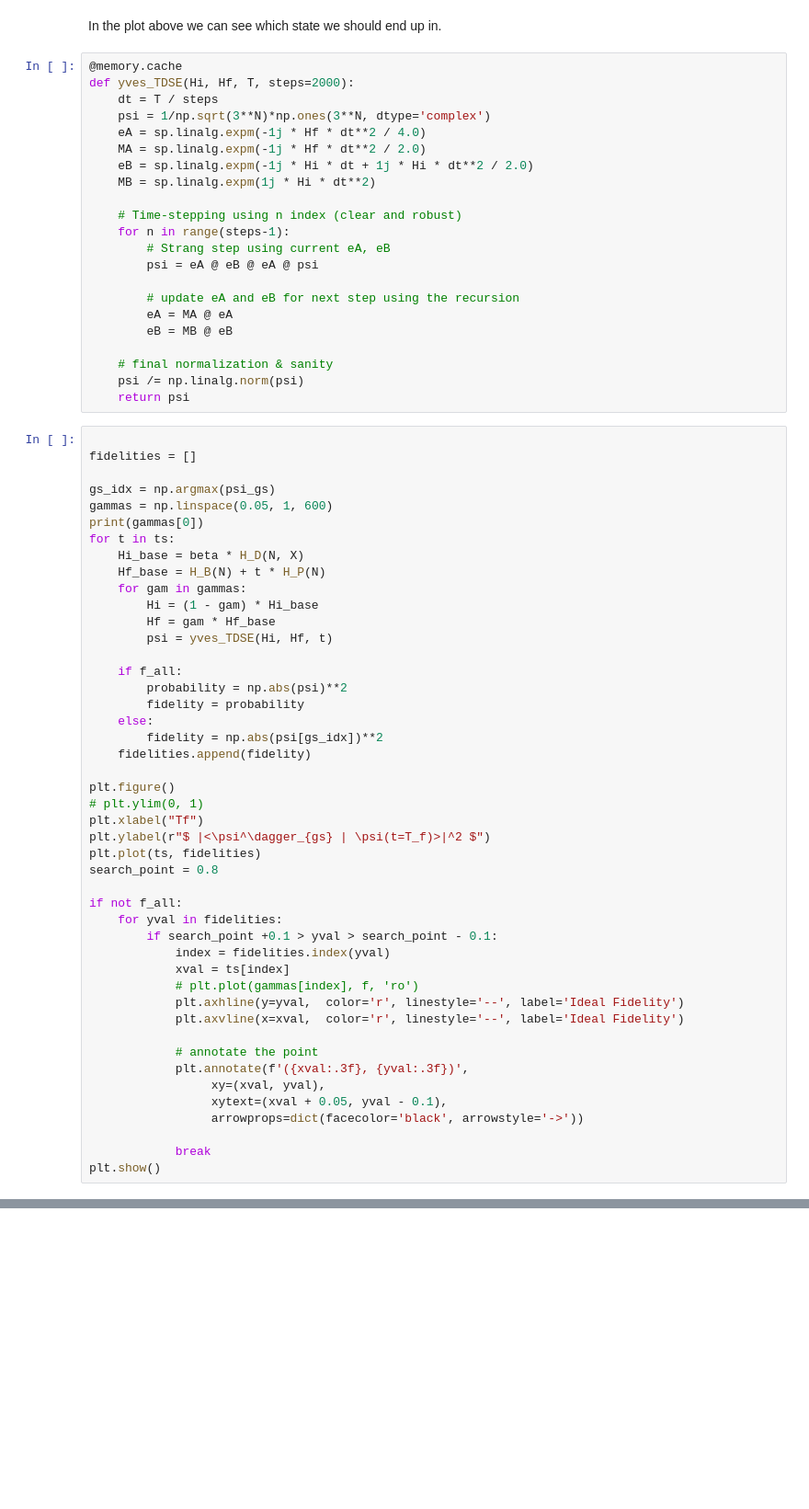
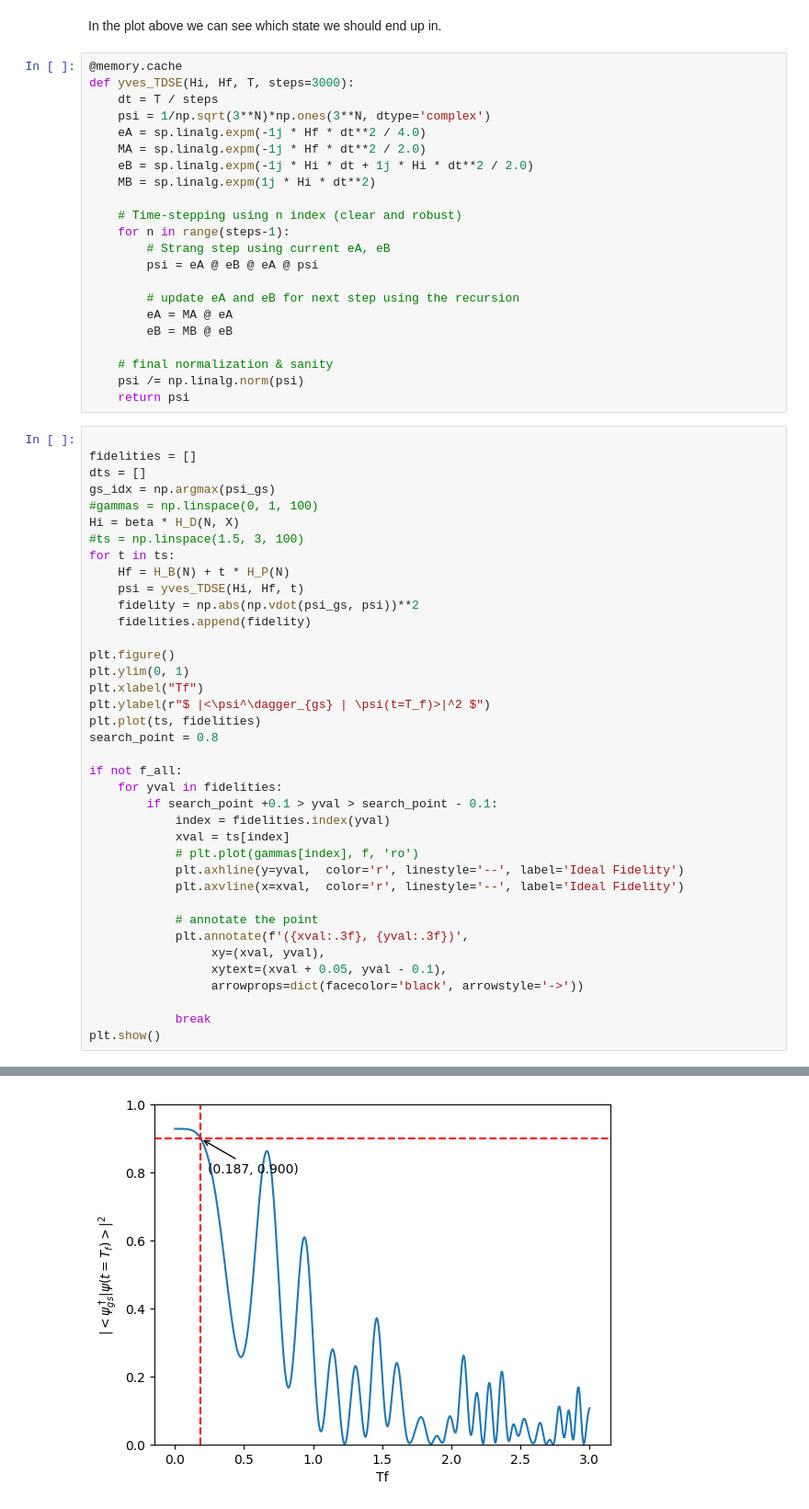
Before and after one commit to Secretmud/zermelos-navigation-problem, a Jupyter notebook: src/yves_method.ipynb, the cells around one changed output, grey strips where cells are left out. Shown at 92% size. Drawn from its saved outputs; the diff is of its cells as text; blank space fills up the shorter version.

```diff
--- a/src/yves_method.ipynb
+++ b/src/yves_method.ipynb
@@ -103,7 +111,7 @@ for i in ind:
 In the plot above we can see which state we should end up in.
 # %%
 @memory.cache
-def yves_TDSE(Hi, Hf, T, steps=2000):
+def yves_TDSE(Hi, Hf, T, steps=3000):
     dt = T / steps
     psi = 1/np.sqrt(3**N)*np.ones(3**N, dtype='complex')
     eA = sp.linalg.expm(-1j * Hf * dt**2 / 4.0)
@@ -126,27 +134,19 @@ def yves_TDSE(Hi, Hf, T, steps=2000):
 # %%
 
 fidelities = []
-
+dts = []
 gs_idx = np.argmax(psi_gs)
-gammas = np.linspace(0.05, 1, 600)
-print(gammas[0])
+#gammas = np.linspace(0, 1, 100)
+Hi = beta * H_D(N, X)
+#ts = np.linspace(1.5, 3, 100)
 for t in ts:
-    Hi_base = beta * H_D(N, X)
-    Hf_base = H_B(N) + t * H_P(N)
-    for gam in gammas:
-        Hi = (1 - gam) * Hi_base
-        Hf = gam * Hf_base
-        psi = yves_TDSE(Hi, Hf, t)
-
-    if f_all:
-        probability = np.abs(psi)**2
-        fidelity = probability
-    else:
-        fidelity = np.abs(psi[gs_idx])**2
+    Hf = H_B(N) + t * H_P(N)
+    psi = yves_TDSE(Hi, Hf, t)
+    fidelity = np.abs(np.vdot(psi_gs, psi))**2
     fidelities.append(fidelity)
 
 plt.figure()
-# plt.ylim(0, 1)
+plt.ylim(0, 1)
 plt.xlabel("Tf")
 plt.ylabel(r"$ |<\psi^\dagger_{gs} | \psi(t=T_f)>|^2 $")
 plt.plot(ts, fidelities)
@@ -174,0 +173 @@ KeyboardInterrupt:
+[figure, added]
```
Also changed, not shown: parts of 6 cells of this notebook, 4 other files.
